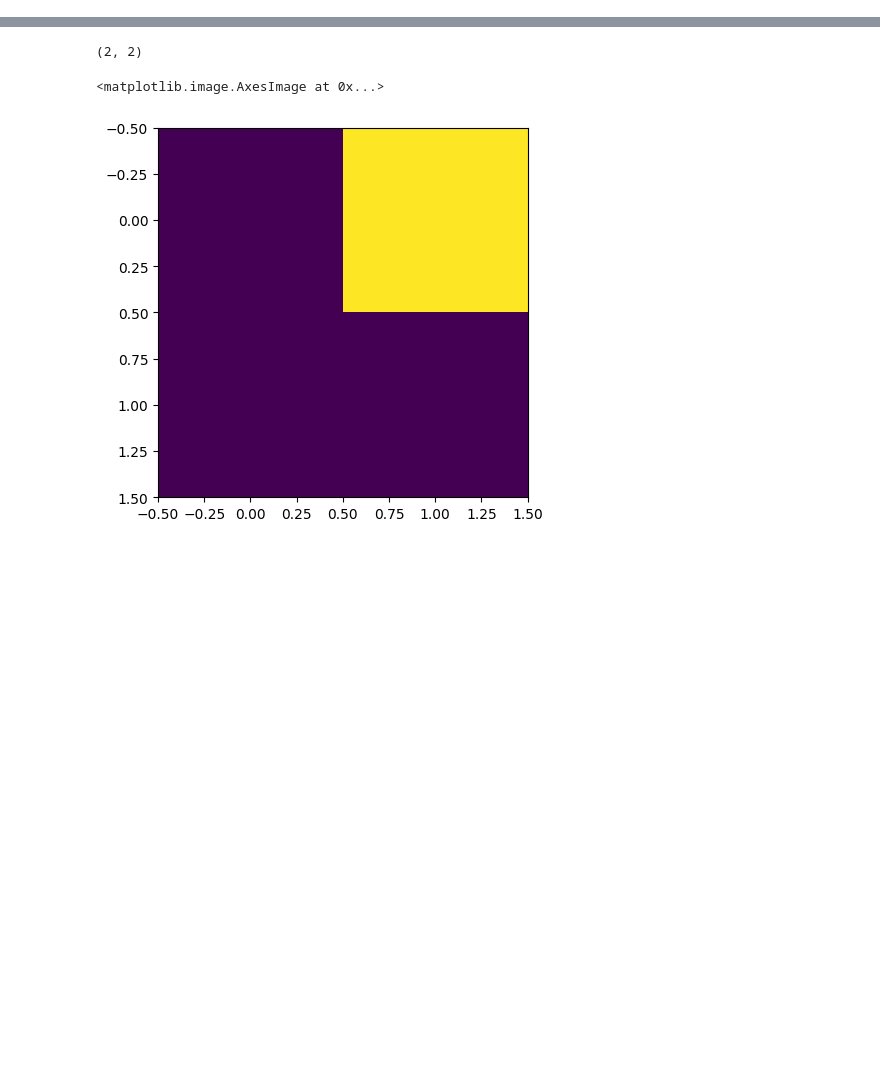
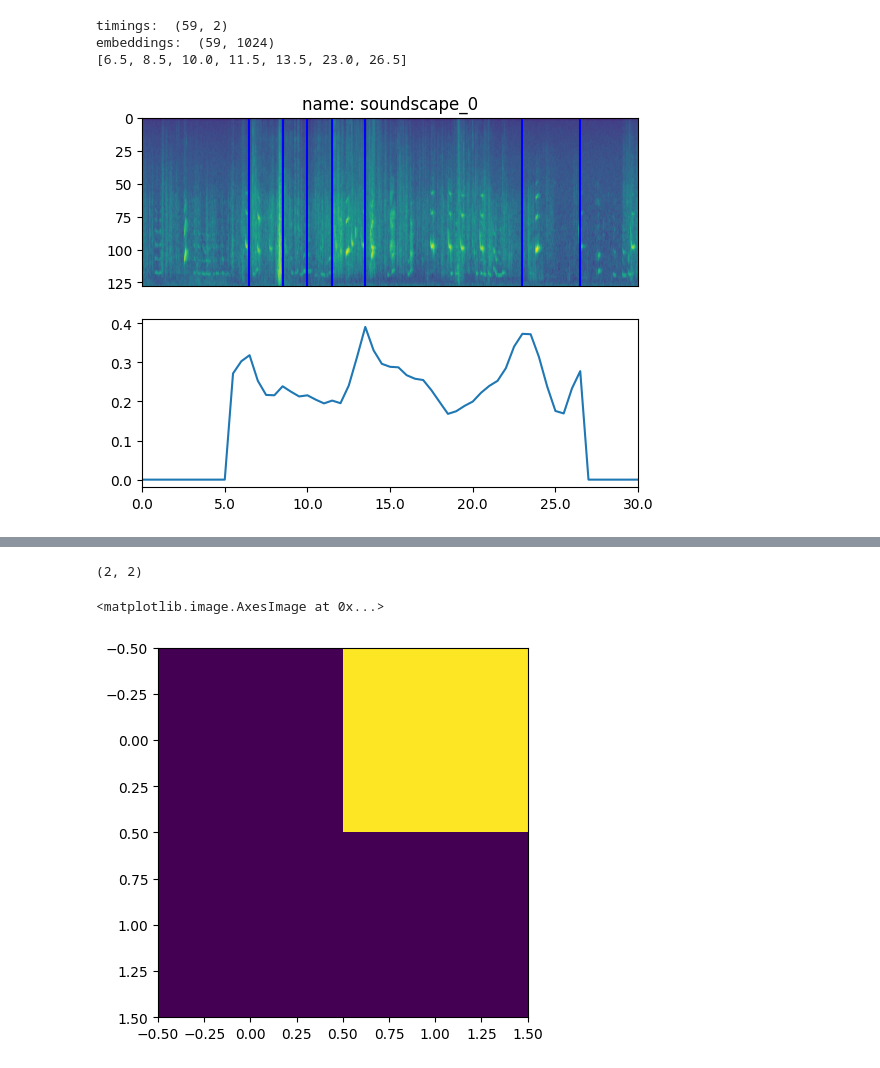
Before and after one commit to johnmartinsson/adaptive-change-point-detection, a Jupyter notebook: notebooks/optimal_adaptive_cost_analysis.ipynb, the cells around one changed output, grey strips where cells are left out. Drawn from its saved outputs; the diff is of its cells as text; code cells hidden in the pictures; blank space fills up the shorter version.

```diff
--- a/notebooks/optimal_adaptive_cost_analysis.ipynb
+++ b/notebooks/optimal_adaptive_cost_analysis.ipynb
@@ -353,0 +599,77 @@ def compute_neg_ref(pos_ref):
+# %%
+base_dir = '/mnt/storage_1/datasets/dcase_bioacoustics_soundscapes/ME/Q/train_soundscapes_snr_10.0/'
+soundscape_basename = 'soundscape_0'
+embedding_path = os.path.join(base_dir, '{}.birdnet.embeddings.txt'.format(soundscape_basename))
+
+timings_and_embeddings = datasets.load_timings_and_embeddings(
+    file_path=embedding_path,
+    embedding_dim=1024
+)
+
+timings    = np.array([[s, e] for (s, e, _) in timings_and_embeddings])
+embeddings = np.array([r for (_, _, r) in timings_and_embeddings])
+print("timings: ", timings.shape)
+print("embeddings: ", embeddings.shape)
+
+#threshold = 7.5 #0.25
+#prominence = 0.8
+M = 3
+peaks, ds = change_point_detection_from_embeddings(
+    embeddings,
+    timings,
+    M = M,
+    prominence = 0,
+    n_peaks = 10,
+)
+# M = 3
+# ds = cosine_distance_past_and_future_averages(embeddings, M=M)
+#plt.plot(ds)
+
+emb_window_length = 3.0
+emb_hop_length = 0.5
+
+# align in time
+time_align = int(np.ceil((emb_window_length / 2) / emb_hop_length))
+time_aligned_ds = np.concatenate((np.zeros(time_align), ds[:-1]))
+
+# extract Mel spectrogram
+wave, sr = librosa.load(os.path.join(base_dir, soundscape_basename + ".wav"))
+window_length = 0.025
+n_fft = next_power_of_2(int(sr * window_length))
+mel_spectrogram = librosa.feature.melspectrogram(
+    y=wave,
+    sr=sr,
+    n_fft = n_fft,
+    hop_length = n_fft // 2,
+)
+
+fig, ax = plt.subplots(2, 1)
+ax[0].imshow(np.flip(np.log(mel_spectrogram + 1e-10), axis=0), aspect='auto')
+ax[0].set_title("name: {}".format(soundscape_basename))
+ax[0].set_xticks([])
+ax[1].plot(time_aligned_ds, label='prediction')
+ax[1].set_xlim(0, len(time_aligned_ds)-1)
+#ax[1].set_ylim(0, 1.1)
+#ax[1].axhline(threshold, color='red')
+
+xticks = ax[1].get_xticks()
+xtickslabels = np.linspace(0, 30, len(xticks))
+ax[1].set_xticks(xticks)
+ax[1].set_xticklabels(xtickslabels)
+
+N = mel_spectrogram.shape[1]
+dt = 30 / N
+
+print(peaks)
+peak_frame_indices = [int(c / dt) for c in peaks]
+#average_change_point_frame_indices = [int(c / dt) for c in averages_change_points]
+
+#for change_point_frame_idx in change_point_frame_indices:
+#    ax[0].axvline(change_point_frame_idx, color='red')
+for peak_frame_idx in peak_frame_indices:
+    ax[0].axvline(peak_frame_idx, color='blue')
+# %% [output]
+timings:  (59, 2)
+embeddings:  (59, 1024)
+[6.5, 8.5, 10.0, 11.5, 13.5, 23.0, 26.5]
+[figure, added]
```
Also changed, not shown: parts of 15 cells of this notebook.
